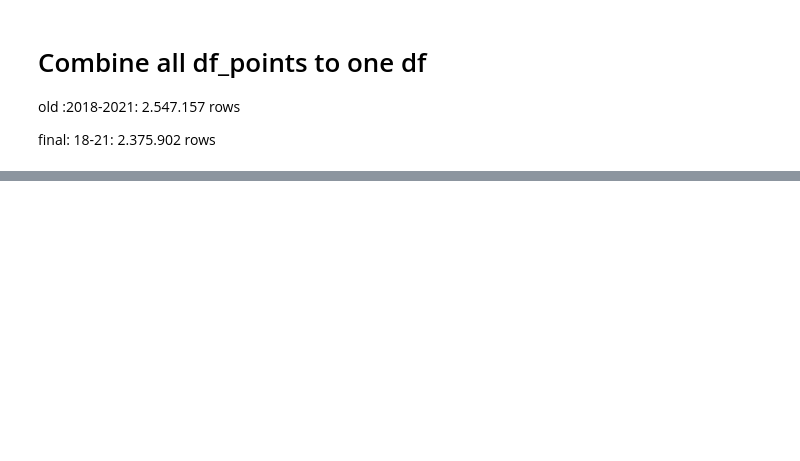
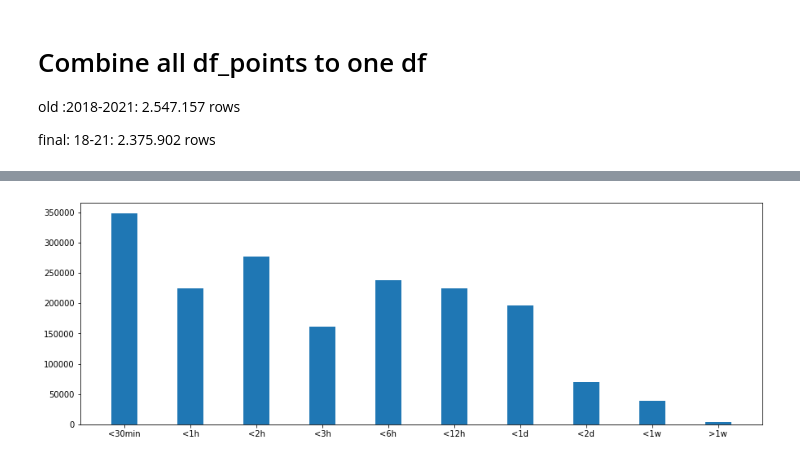
Before and after one commit to jw54kysa/bachelor_thesis_idle_time_prediction_nextbike, a Jupyter notebook: scripts/combine_two_df.ipynb, the cells around one changed output, grey strips where cells are left out. Drawn from its saved outputs; the diff is of its cells as text; code cells hidden in the pictures; blank space fills up the shorter version.

```diff
--- a/scripts/combine_two_df.ipynb
+++ b/scripts/combine_two_df.ipynb
@@ -34,0 +44,58 @@ c.to_csv('../data/final_df_points_18_21.csv', index=False)
+# %%
+def f(row):
+    if row['idle_time'] < 42:
+        val = 1
+    elif row['idle_time'] < 132:
+        val = 2
+    elif row['idle_time'] < 476:
+        val = 3
+    else:
+        val = 4
+    return val
+
+c['idle_time_class'] = c.apply(f, axis=1)
+# %%
+times = ['<30min', '<1h', '<2h', '<3h', '<6h', '<12h', '<1d', '<2d', '<1w', '>1w']
+numbers = [0, 0, 0, 0, 0, 0, 0, 0, 0, 0]
+
+for ind in c.index:
+    idle = c['idle_time'][ind]
+    if (idle < 30):
+        numbers[0] += 1
+        continue
+    elif (idle < 60):
+        numbers[1] += 1
+        continue
+    elif (idle < 120):
+        numbers[2] += 1
+        continue
+    elif (idle < 180):
+        numbers[3] += 1
+        continue
+    elif (idle < 360):
+        numbers[4] += 1
+        continue
+    elif (idle < 720):
+        numbers[5] += 1
+        continue
+    elif (idle < 1440):
+        numbers[6] += 1
+        continue
+    elif (idle < 2880):
+        numbers[7] += 1
+        continue
+    elif (idle < 10080):
+        numbers[8] += 1
+        continue
+    else:
+        numbers[9] += 1
+        continue
+
+import matplotlib.pyplot as plt
+
+fig = plt.figure(figsize=(15, 5))
+plt.bar(times, numbers, width=0.4)
+
+plt.show()
+# %% [output]
+[figure, added]
```
Also changed, not shown: parts of 7 cells of this notebook, 19 other files.
